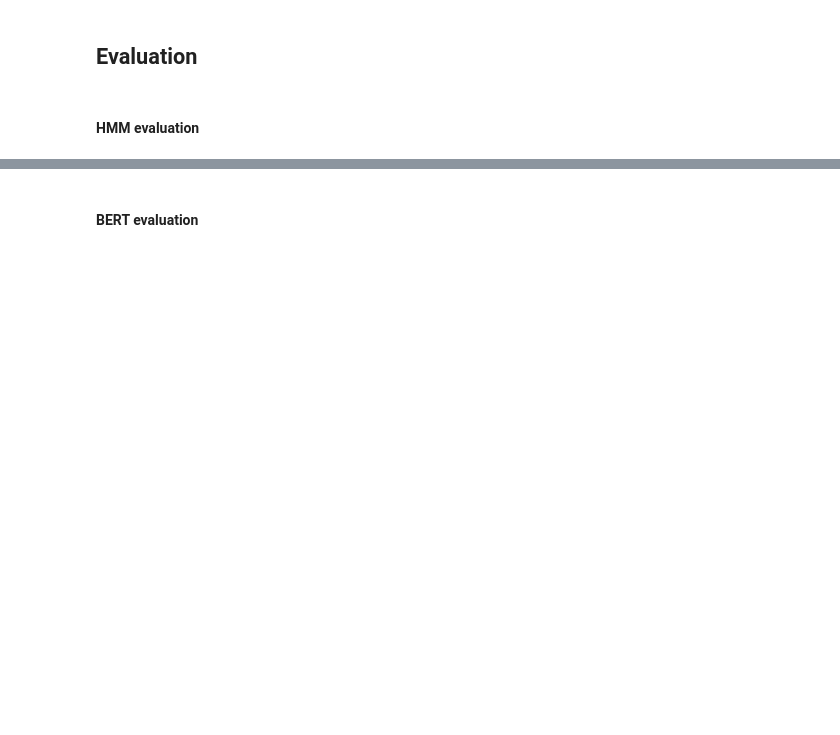
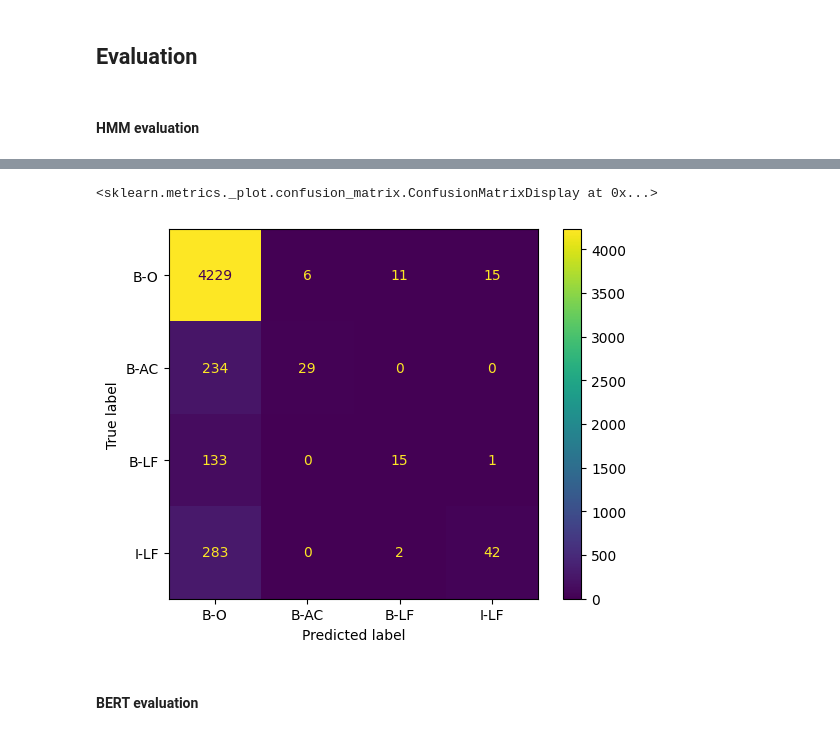
Before and after one commit to SurtMcGert/Abbreviation-detection-in-text, a Jupyter notebook: NLP-Coursework.ipynb, the cells around one changed output, grey strips where cells are left out. Drawn from its saved outputs; the diff is of its cells as text; code cells hidden in the pictures; blank space fills up the shorter version.

Commit message:
added more metrics

```diff
--- a/NLP-Coursework.ipynb
+++ b/NLP-Coursework.ipynb
@@ -603,3 +633,29 @@ print(classification_report(correct_tags, predicted, labels = label_list))
+# %%
+def encode_tags(tag_sequences, possible_tags):
+    """
+    Encodes a sequence of textual labels into a list of corresponding numerical tags.
+
+    Args:
+        tag_sequence: A list of integers representing textual tags.
+        possible_tags: A list of strings representing the possible textual labels.
+
+    Returns:
+        A list of strings representing the encoded numerical tags.
+    """
+
+    encoded_tags = [[possible_tags.index(tag) for tag in row] for row in tag_sequences]
+    return encoded_tags
+# %%
+encoded_correct_tags = encode_tags([correct_tags], label_list)[0]
+encoded_predicted = encode_tags([predicted], label_list)[0]
+
+
+cm = confusion_matrix(correct_tags, predicted, labels = label_list)
+disp = ConfusionMatrixDisplay(confusion_matrix=cm, display_labels=label_list)
+disp.plot()
+# %% [output]
+<sklearn.metrics._plot.confusion_matrix.ConfusionMatrixDisplay at 0x...>
+[figure, added]
 # %% [markdown]
 #### BERT evaluation
 # %%
```
Also changed, not shown: parts of 32 cells of this notebook, 1 other file.
